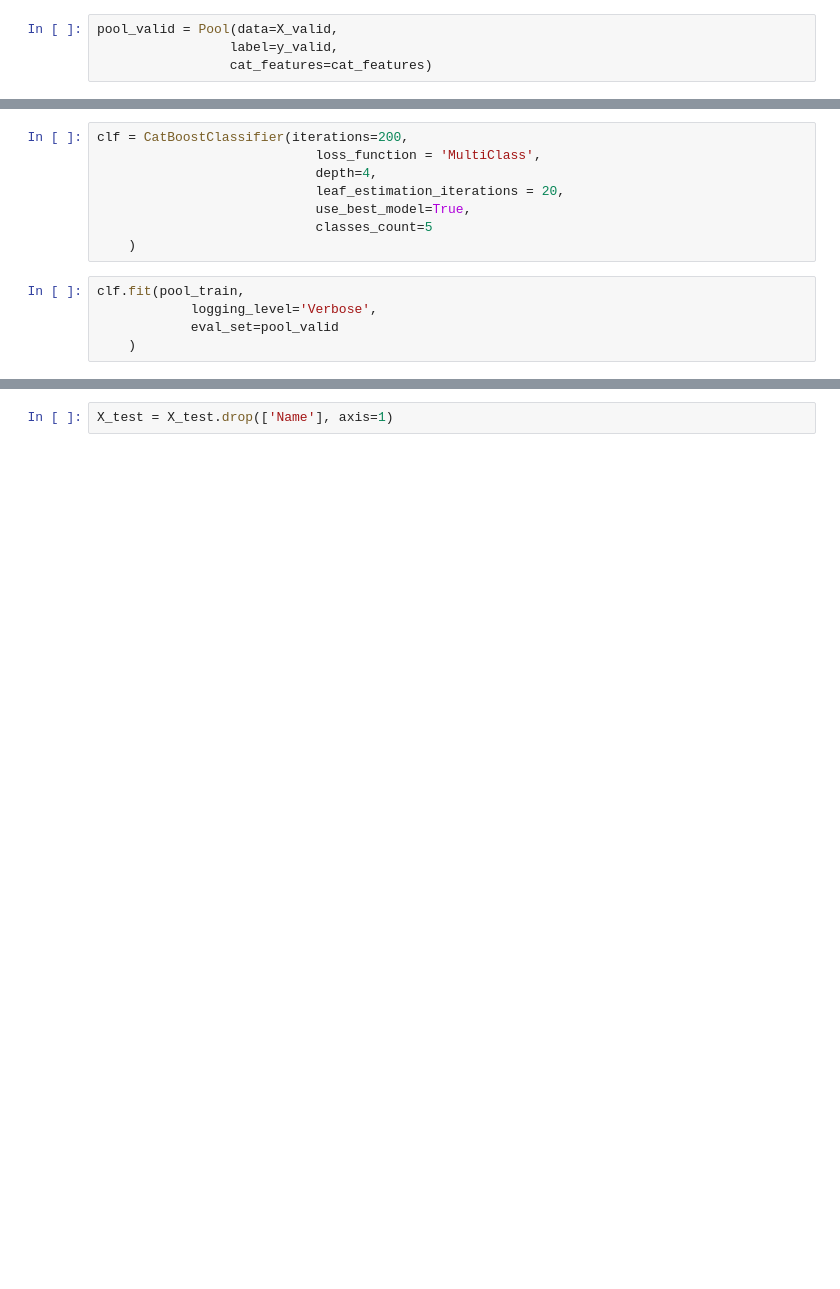
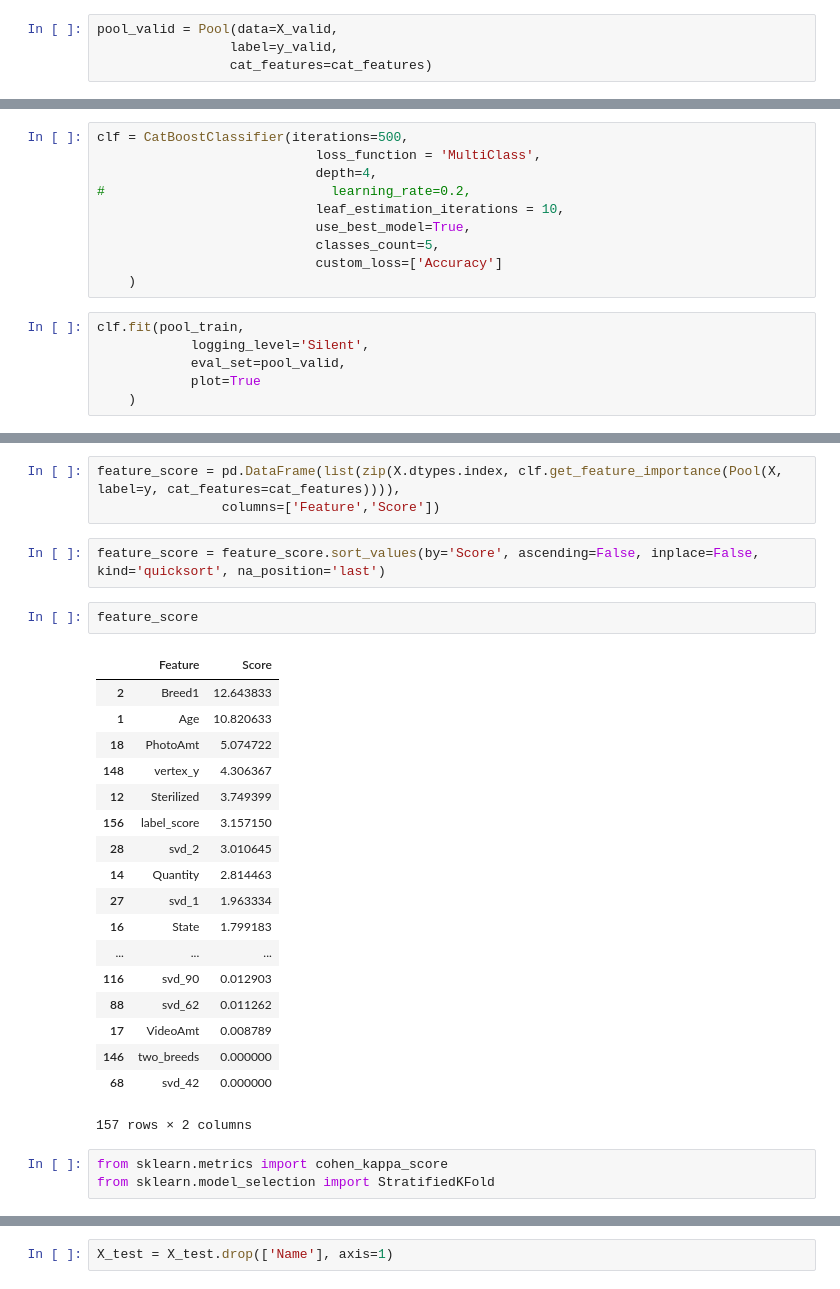
Before and after one commit to roman-baldaev/kaggle-petfinder, a Jupyter notebook: kernels/catboost/right_way_to_cat_boost_using.ipynb, the cells around one changed output, grey strips where cells are left out. Drawn from its saved outputs; the diff is of its cells as text; blank space fills up the shorter version.

```diff
--- a/kernels/catboost/right_way_to_cat_boost_using.ipynb
+++ b/kernels/catboost/right_way_to_cat_boost_using.ipynb
@@ -160,14 +477,17 @@ pool_valid = Pool(data=X_valid,
 # %%
-clf = CatBoostClassifier(iterations=200,
+clf = CatBoostClassifier(iterations=500,
                             loss_function = 'MultiClass',
                             depth=4,
-                            leaf_estimation_iterations = 20,
+#                             learning_rate=0.2,
+                            leaf_estimation_iterations = 10,
                             use_best_model=True,
-                            classes_count=5
+                            classes_count=5,
+                            custom_loss=['Accuracy']
     )
 # %%
 clf.fit(pool_train,
-            logging_level='Verbose',
-            eval_set=pool_valid
+            logging_level='Silent',
+            eval_set=pool_valid,
+            plot=True
     )
 # %% [output]
@@ -190,0 +497,29 @@ clf.fit(pool_train,
+# %%
+feature_score = pd.DataFrame(list(zip(X.dtypes.index, clf.get_feature_importance(Pool(X, label=y, cat_features=cat_features)))),
+                columns=['Feature','Score'])
+# %%
+feature_score = feature_score.sort_values(by='Score', ascending=False, inplace=False, kind='quicksort', na_position='last')
+# %%
+feature_score
+# %% [output]
+|  | Feature | Score |
+| 2 | Breed1 | 12.643833 |
+| 1 | Age | 10.820633 |
+| 18 | PhotoAmt | 5.074722 |
+| 148 | vertex_y | 4.306367 |
+| 12 | Sterilized | 3.749399 |
+| 156 | label_score | 3.157150 |
+| 28 | svd_2 | 3.010645 |
+| 14 | Quantity | 2.814463 |
+| 27 | svd_1 | 1.963334 |
+| 16 | State | 1.799183 |
+| ... | ... | ... |
+| 116 | svd_90 | 0.012903 |
+| 88 | svd_62 | 0.011262 |
+| 17 | VideoAmt | 0.008789 |
+| 146 | two_breeds | 0.000000 |
+| 68 | svd_42 | 0.000000 |
+157 rows × 2 columns
+# %%
+from sklearn.metrics import cohen_kappa_score
+from sklearn.model_selection import StratifiedKFold
```
Also changed, not shown: parts of 37 cells of this notebook, 1 other file.
